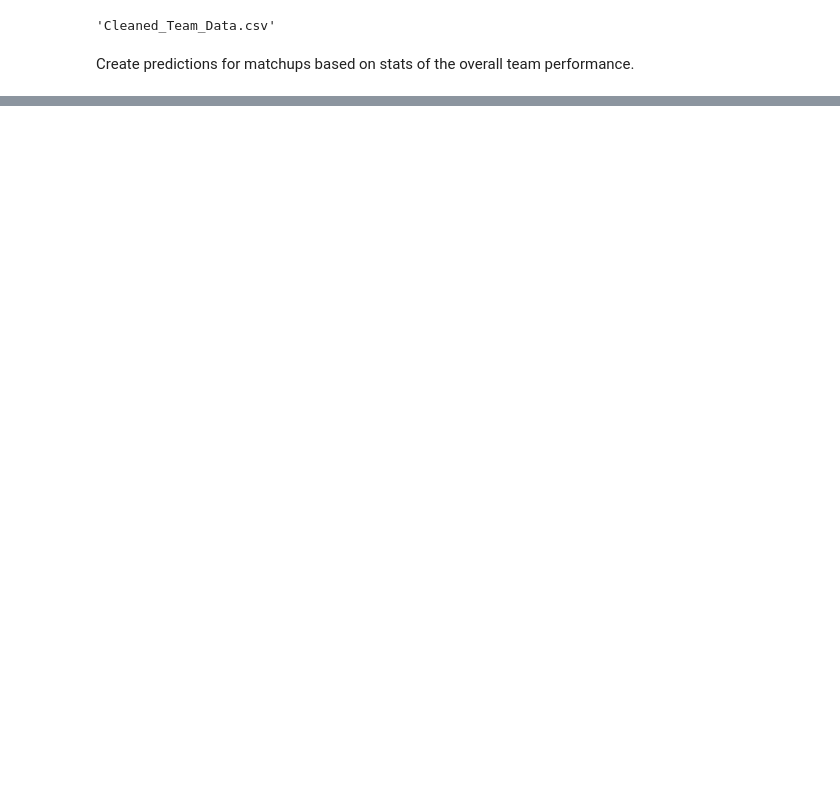
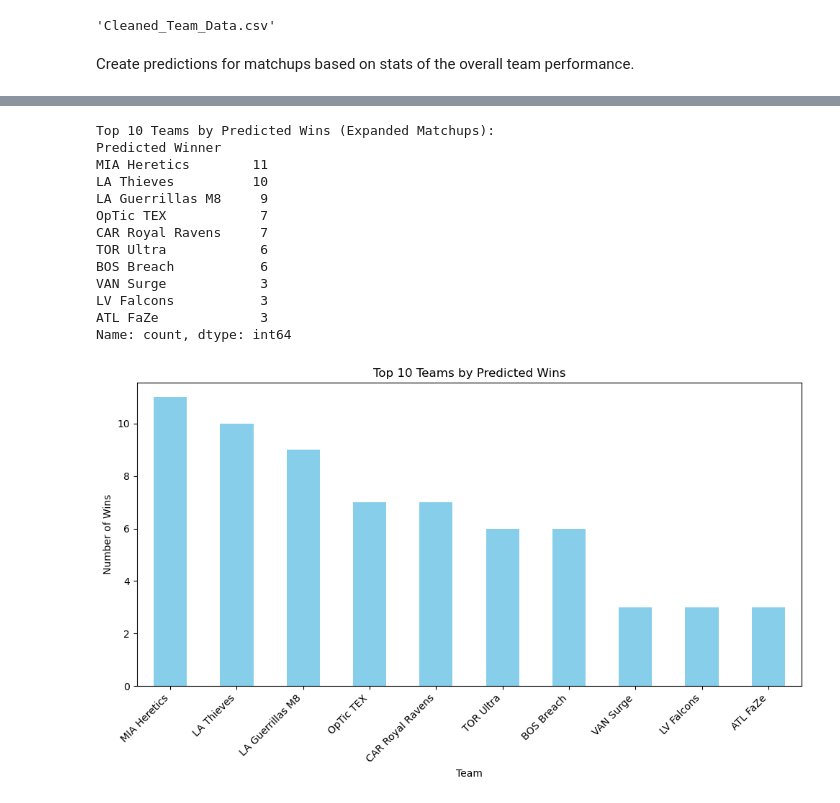
Before and after one commit to KingCam12/Project_2_Call_of_duty_League_Predictions, a Jupyter notebook: CDL_Predictions_Stuff/Process_BeginingEnd.ipynb, the cells around one changed output, grey strips where cells are left out. Drawn from its saved outputs; the diff is of its cells as text; code cells hidden in the pictures; blank space fills up the shorter version.

```diff
--- a/CDL_Predictions_Stuff/Process_BeginingEnd.ipynb
+++ b/CDL_Predictions_Stuff/Process_BeginingEnd.ipynb
@@ -113,0 +165,72 @@ NameError: name 'train_test_split' is not defined
+# %%
+# Ensure all teams appear in matchups
+teams = cleaned_data['Current Team'].unique()
+all_matchups = []
+
+# Generate all possible matchups systematically
+for i in range(len(teams)):
+    for j in range(i + 1, len(teams)):
+        team1 = teams[i]
+        team2 = teams[j]
+
+        # Extract stats for both teams
+        team1_stats = cleaned_data[cleaned_data['Current Team'] == team1][['Overall KD', 'Search Destroy KD', 'Control KD', 'Hardpoint KD']].mean()
+        team2_stats = cleaned_data[cleaned_data['Current Team'] == team2][['Overall KD', 'Search Destroy KD', 'Control KD', 'Hardpoint KD']].mean()
+
+        # Calculate stat differences
+        stat_diffs = team1_stats - team2_stats
+
+        all_matchups.append({
+            'Team A': team1,
+            'Team B': team2,
+            'Overall KD Diff': stat_diffs['Overall KD'],
+            'Search Destroy KD Diff': stat_diffs['Search Destroy KD'],
+            'Control KD Diff': stat_diffs['Control KD'],
+            'Hardpoint KD Diff': stat_diffs['Hardpoint KD']
+        })
+
+# Convert to DataFrame
+expanded_matchups_df = pd.DataFrame(all_matchups)
+
+# Predict winners for all matchups
+X_expanded = expanded_matchups_df[['Overall KD Diff', 'Search Destroy KD Diff', 'Control KD Diff', 'Hardpoint KD Diff']]
+predictions_expanded = model.predict(X_expanded)
+
+expanded_matchups_df['Predicted Winner'] = predictions_expanded
+expanded_matchups_df['Predicted Winner'] = expanded_matchups_df.apply(
+    lambda row: row['Team A'] if row['Predicted Winner'] == 1 else row['Team B'], axis=1
+)
+
+# Count predicted wins for all teams
+team_win_counts = expanded_matchups_df['Predicted Winner'].value_counts()
+
+# Select top 10 teams
+top_10_teams = team_win_counts.head(10)
+
+# Display and visualize
+print("Top 10 Teams by Predicted Wins (Expanded Matchups):")
+print(top_10_teams)
+
+plt.figure(figsize=(10, 6))
+top_10_teams.plot(kind='bar', color='skyblue')
+plt.title("Top 10 Teams by Predicted Wins")
+plt.xlabel("Team")
+plt.ylabel("Number of Wins")
+plt.xticks(rotation=45, ha='right')
+plt.tight_layout()
+plt.show()
+# %% [output]
+Top 10 Teams by Predicted Wins (Expanded Matchups):
+Predicted Winner
+MIA Heretics        11
+LA Thieves          10
+LA Guerrillas M8     9
+OpTic TEX            7
+CAR Royal Ravens     7
+TOR Ultra            6
+BOS Breach           6
+VAN Surge            3
+LV Falcons           3
+ATL FaZe             3
+Name: count, dtype: int64
+[figure, added]
```
Also changed, not shown: parts of 8 cells of this notebook, 5 other files.
